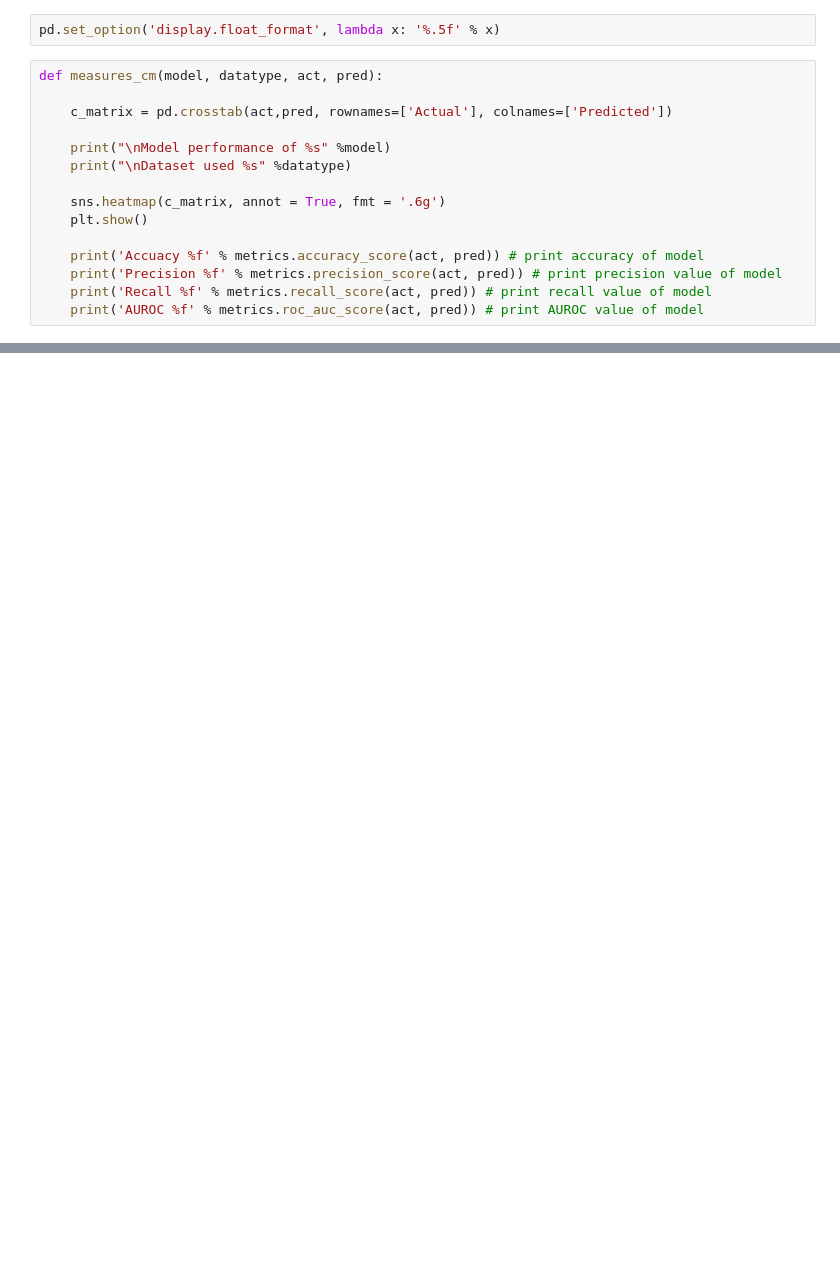
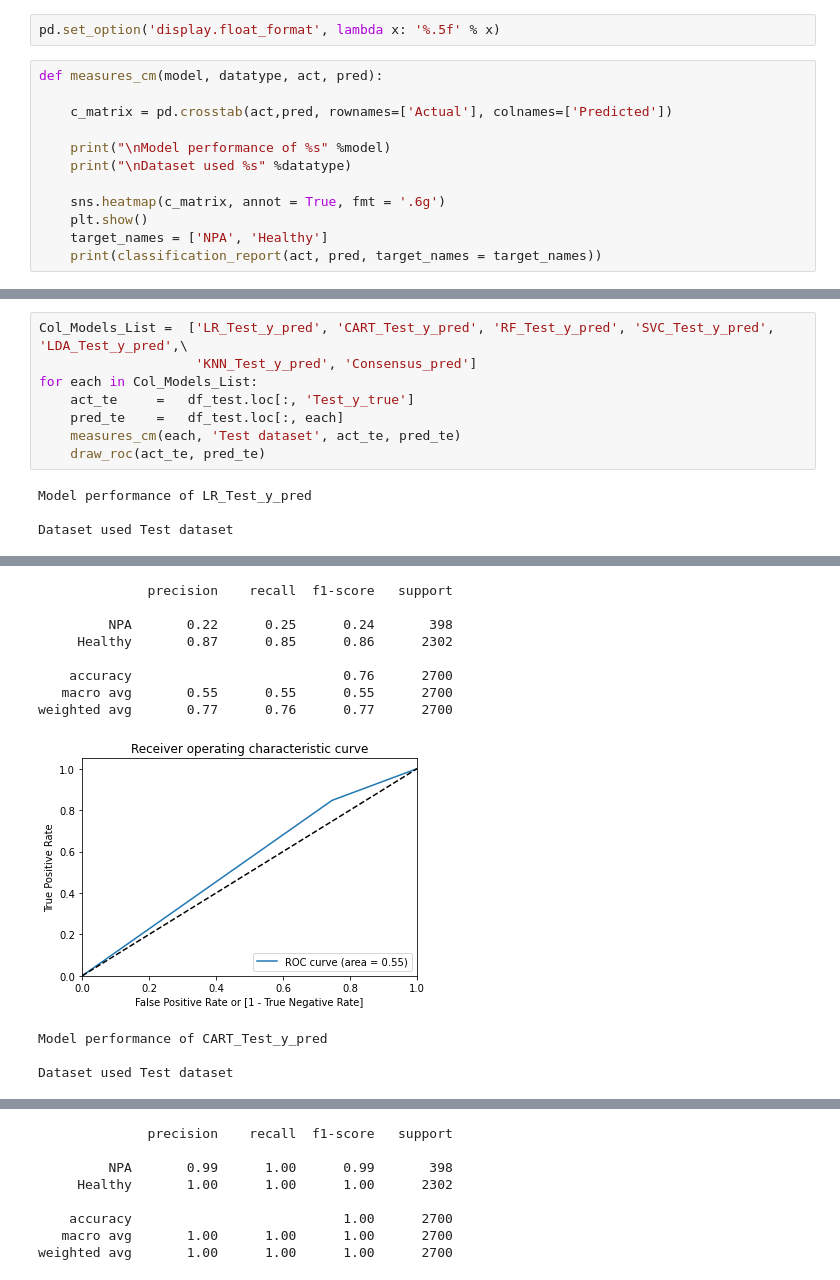
Before and after one commit to pvs-greatlakes/DrPKV, a Jupyter notebook: Bankruptcy-Prediction_Model_Performance_measures-220623.ipynb, the cells around one changed output, grey strips where cells are left out. Cells and saved outputs as stored; diff of their text form; blank space fills up the shorter version.

```diff
--- a/Bankruptcy-Prediction_Model_Performance_measures-220623.ipynb
+++ b/Bankruptcy-Prediction_Model_Performance_measures-220623.ipynb
@@ -23,8 +24,5 @@ def measures_cm(model, datatype, act, pred):
 
     sns.heatmap(c_matrix, annot = True, fmt = '.6g')
     plt.show()
-
-    print('Accuacy %f' % metrics.accuracy_score(act, pred)) # print accuracy of model
-    print('Precision %f' % metrics.precision_score(act, pred)) # print precision value of model
-    print('Recall %f' % metrics.recall_score(act, pred)) # print recall value of model
-    print('AUROC %f' % metrics.roc_auc_score(act, pred)) # print AUROC value of model
+    target_names = ['NPA', 'Healthy']
+    print(classification_report(act, pred, target_names = target_names))
@@ -121,0 +126,12 @@ Dataset used Test dataset
+# %%
+Col_Models_List =  ['LR_Test_y_pred', 'CART_Test_y_pred', 'RF_Test_y_pred', 'SVC_Test_y_pred', 'LDA_Test_y_pred',\
+                    'KNN_Test_y_pred', 'Consensus_pred']
+for each in Col_Models_List:
+    act_te     =   df_test.loc[:, 'Test_y_true']
+    pred_te    =   df_test.loc[:, each]
+    measures_cm(each, 'Test dataset', act_te, pred_te)
+    draw_roc(act_te, pred_te)
+# %% [output]
+Model performance of LR_Test_y_pred
+
+Dataset used Test dataset
@@ -121,0 +139,12 @@ Dataset used Test dataset
+              precision    recall  f1-score   support
+
+         NPA       0.22      0.25      0.24       398
+     Healthy       0.87      0.85      0.86      2302
+
+    accuracy                           0.76      2700
+   macro avg       0.55      0.55      0.55      2700
+weighted avg       0.77      0.76      0.77      2700
+[figure, added]
+Model performance of CART_Test_y_pred
+
+Dataset used Test dataset
@@ -121,0 +152,8 @@ Dataset used Test dataset
+              precision    recall  f1-score   support
+
+         NPA       0.99      1.00      0.99       398
+     Healthy       1.00      1.00      1.00      2302
+
+    accuracy                           1.00      2700
+   macro avg       1.00      1.00      1.00      2700
+weighted avg       1.00      1.00      1.00      2700
```
Also changed, not shown: parts of 10 cells of this notebook, 1 other file.
